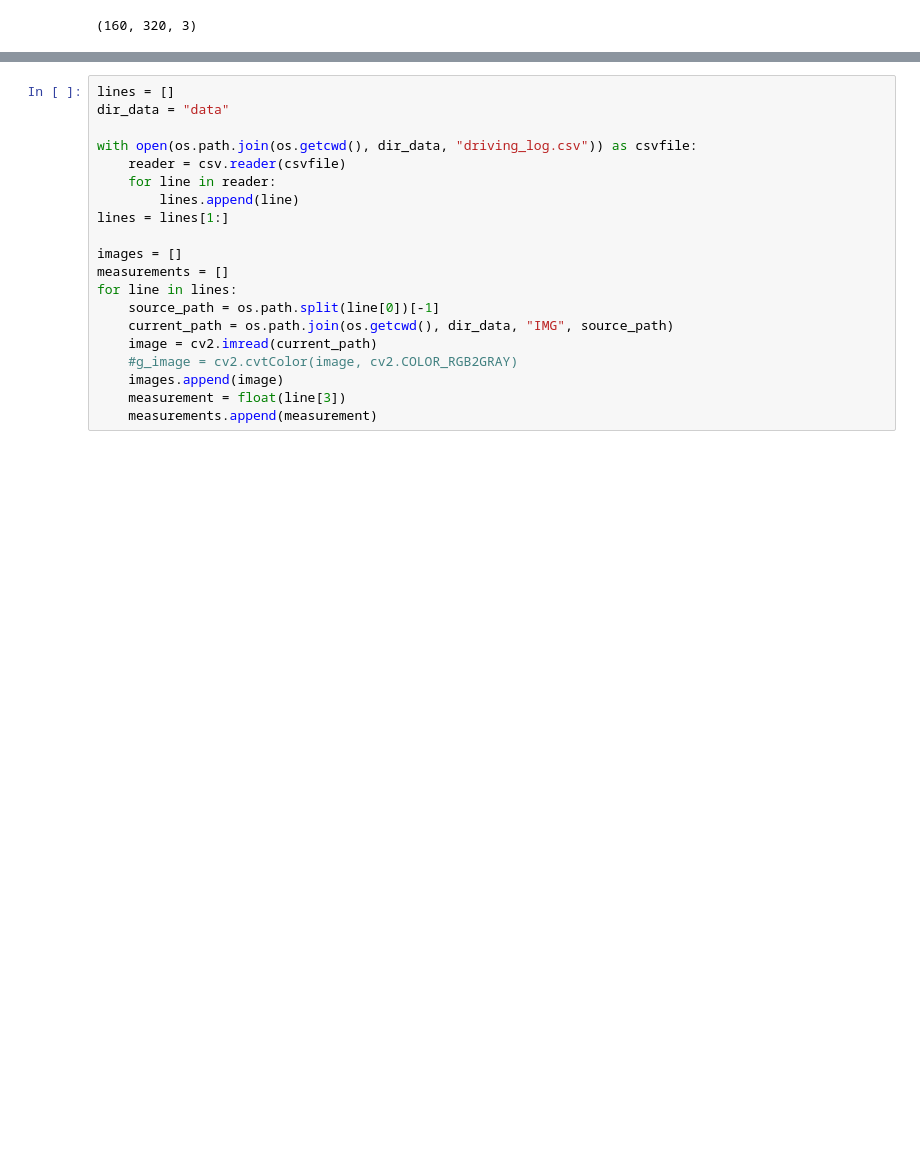
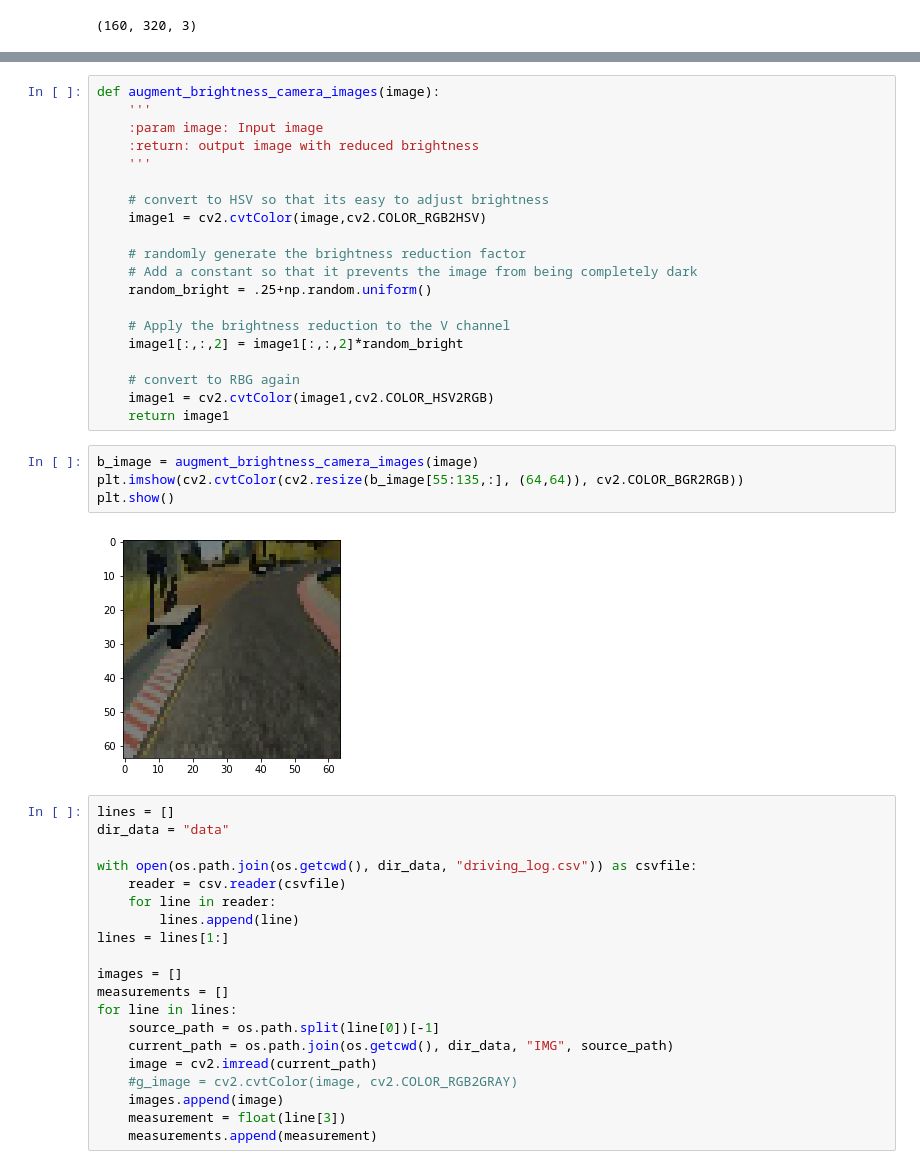
Before and after one commit to romth777/CarND-Behavioral-Cloning-P3, a Jupyter notebook: DataProcessing.ipynb, the cells around one changed output, grey strips where cells are left out. Drawn from its saved outputs; the diff is of its cells as text; blank space fills up the shorter version.

```diff
--- a/DataProcessing.ipynb
+++ b/DataProcessing.ipynb
@@ -60,3 +62,29 @@ current_path
+# %%
+def augment_brightness_camera_images(image):
+    '''
+    :param image: Input image
+    :return: output image with reduced brightness
+    '''
+
+    # convert to HSV so that its easy to adjust brightness
+    image1 = cv2.cvtColor(image,cv2.COLOR_RGB2HSV)
+
+    # randomly generate the brightness reduction factor
+    # Add a constant so that it prevents the image from being completely dark
+    random_bright = .25+np.random.uniform()
+
+    # Apply the brightness reduction to the V channel
+    image1[:,:,2] = image1[:,:,2]*random_bright
+
+    # convert to RBG again
+    image1 = cv2.cvtColor(image1,cv2.COLOR_HSV2RGB)
+    return image1
+# %%
+b_image = augment_brightness_camera_images(image)
+plt.imshow(cv2.cvtColor(cv2.resize(b_image[55:135,:], (64,64)), cv2.COLOR_BGR2RGB))
+plt.show()
+# %% [output]
+[figure, added]
 # %%
 lines = []
 dir_data = "data"
```
Also changed, not shown: parts of 6 cells of this notebook, 5 other files.
